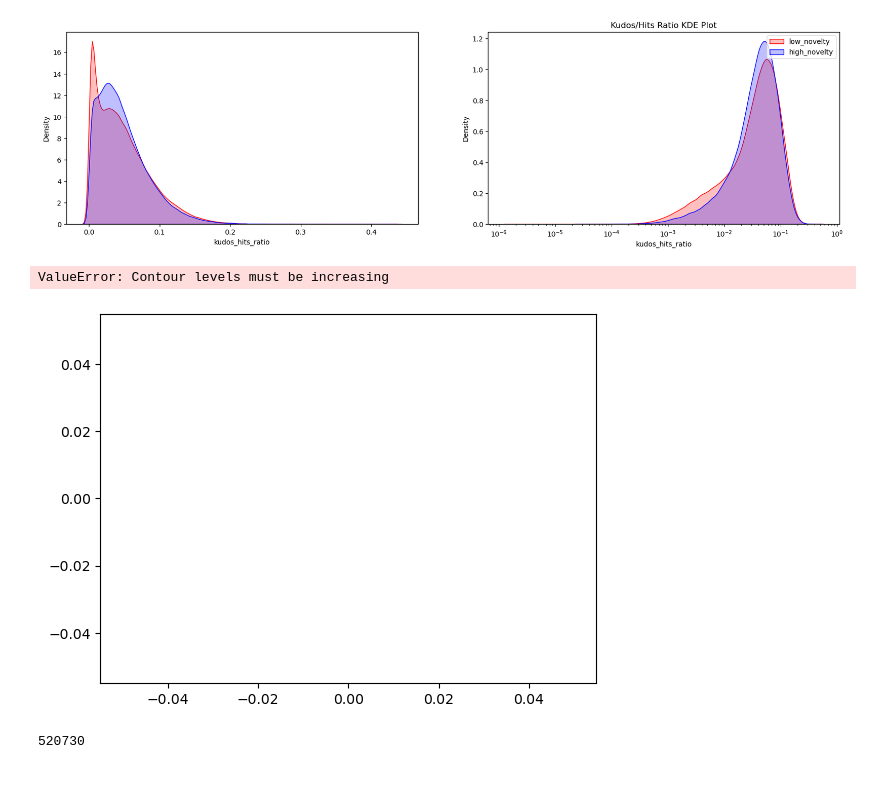
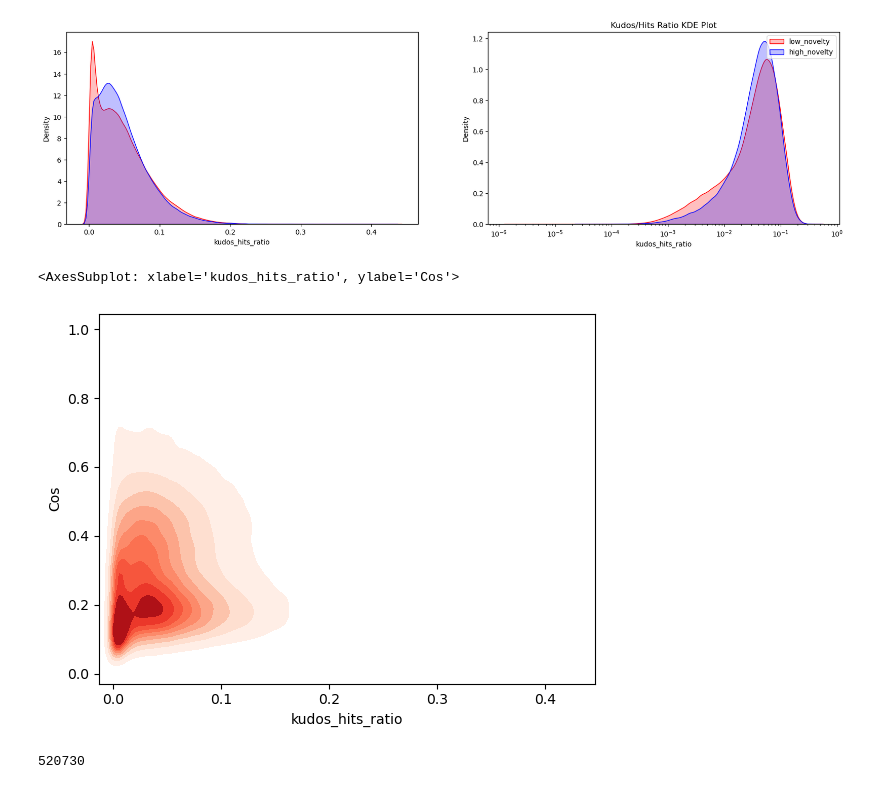
Before and after one commit to yzjing/ao3, a Jupyter notebook: 20230127_kde_explore.ipynb, the cells around one changed output. Saved outputs shown, nothing was run; the diff lists cells and outputs as text; code cells hidden in the pictures.

Commit message:
Added 2D KDE plots and KDE plots by quartiles

```diff
--- a/20230127_kde_explore.ipynb
+++ b/20230127_kde_explore.ipynb
@@ -77,18 +77,36 @@ high = high.sort_values(by='Hits', ascending=False)
 # %%
+# Same plots as above but using 2D KDE instead of categories
+
+temp_for_viz_df = all_tfidf_df.copy()
+
+temp_for_viz_df = remove_0_and_nan_values(temp_for_viz_df, 'Cos')
+
+# sort by JSD values
+temp_for_viz_df = temp_for_viz_df.sort_values(by=['Cos'])
+
+# loop over all rows in temp_for_viz_df, add a column for novelty_category
+# also create a column for Kudos/Hits ratio
+for index, row in temp_for_viz_df.iterrows():
+    temp_for_viz_df.loc[index, 'kudos_hits_ratio'] = row['Kudos'] / row['Hits']
+
+# # assign low to bottom 50% and high to top 50%
+# low = temp_for_viz_df.iloc[:int(len(temp_for_viz_df)/2)]
+# high = temp_for_viz_df.iloc[int(len(temp_for_viz_df)/2):]
+
 # fig, ax = plt.subplots(1,2, figsize=(20, 5))
 # plt.title('Kudos/Hits Ratio KDE Plot')
-sns.kdeplot(x=low['Kudos'], y=low['Hits'], color='r', fill=True, cmap='Reds', shade_lowest=False, label='low_novelty')
+sns.kdeplot(x=temp_for_viz_df['kudos_hits_ratio'], y=temp_for_viz_df['Cos'], color='r', fill=True, cmap='Reds', shade_lowest=False, label='low_novelty')
 # g = sns.jointplot(x = low['Kudos'], y = low['Hits'], kind='kde', color='r', fill=True,
 #                   cmap='Reds', shade_lowest=False, label='low_novelty')
 # g.set_axis_labels('Kudos', 'Hits')
 # sns.kdeplot(high['Kudos'].sort_values(), high['Hits'].sort_values, ax=ax[0], color='blue', shade=True, label='high_novelty')
 
 # sns.kdeplot(low['Kudos'].sort_values(), low['Hits'], ax=ax[1], color='red', shade=True, label='low_novelty', log_scale=True)
 # sns.kdeplot(high['Kudos'], high['Hits'], ax=ax[1], color='blue', shade=True, label='high_novelty', log_scale=True)
 # plt.legend()
 # %% [output]
-ValueError: Contour levels must be increasing
+<AxesSubplot: xlabel='kudos_hits_ratio', ylabel='Cos'>
-[figure, old version]
+[figure, new version]
 # %%
 temp_for_viz_df = all_tfidf_df.copy()
 temp_for_viz_df = remove_0_and_nan_values(temp_for_viz_df, 'Cos')
```
Also changed, not shown: parts of 8 cells of this notebook.
